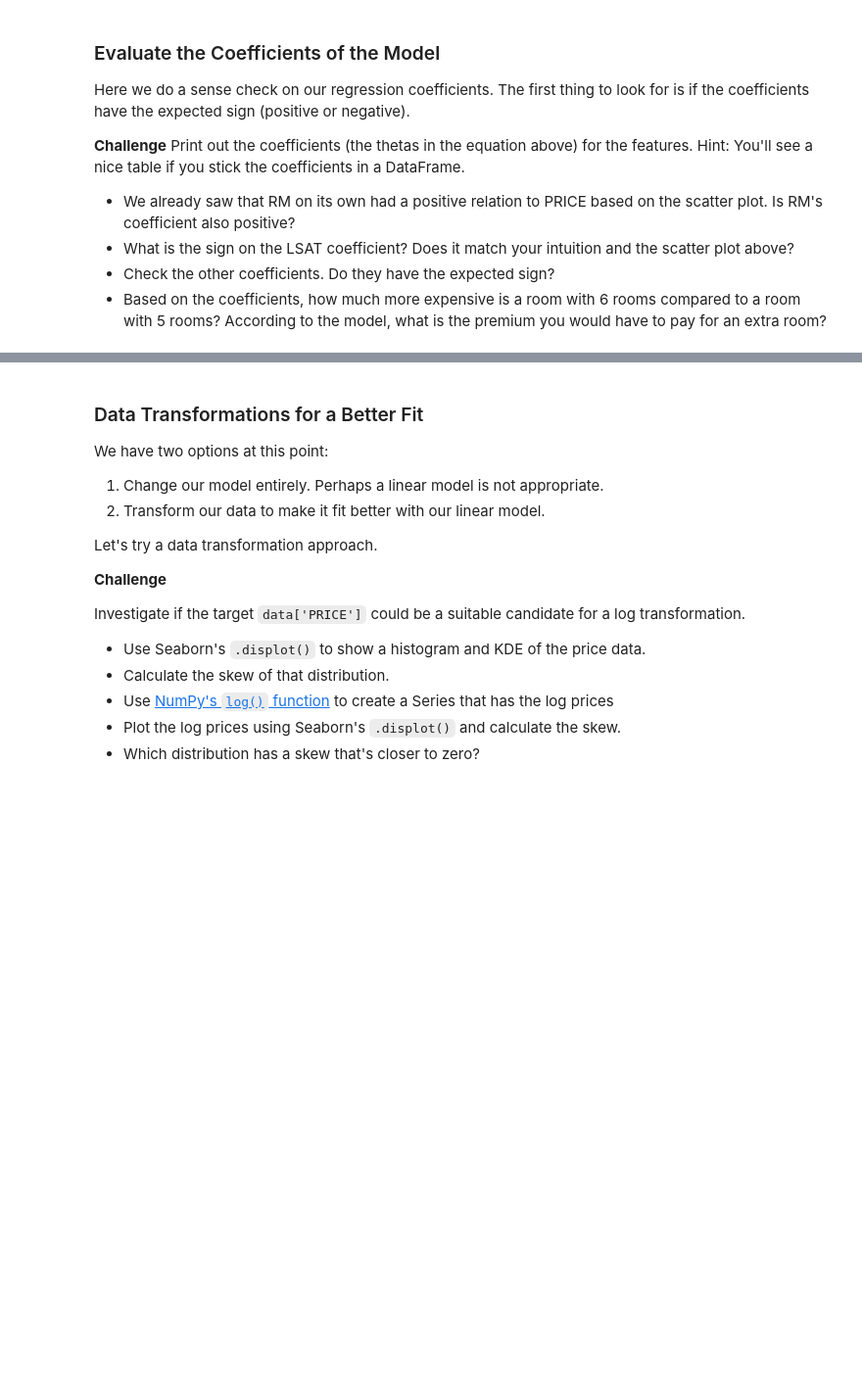
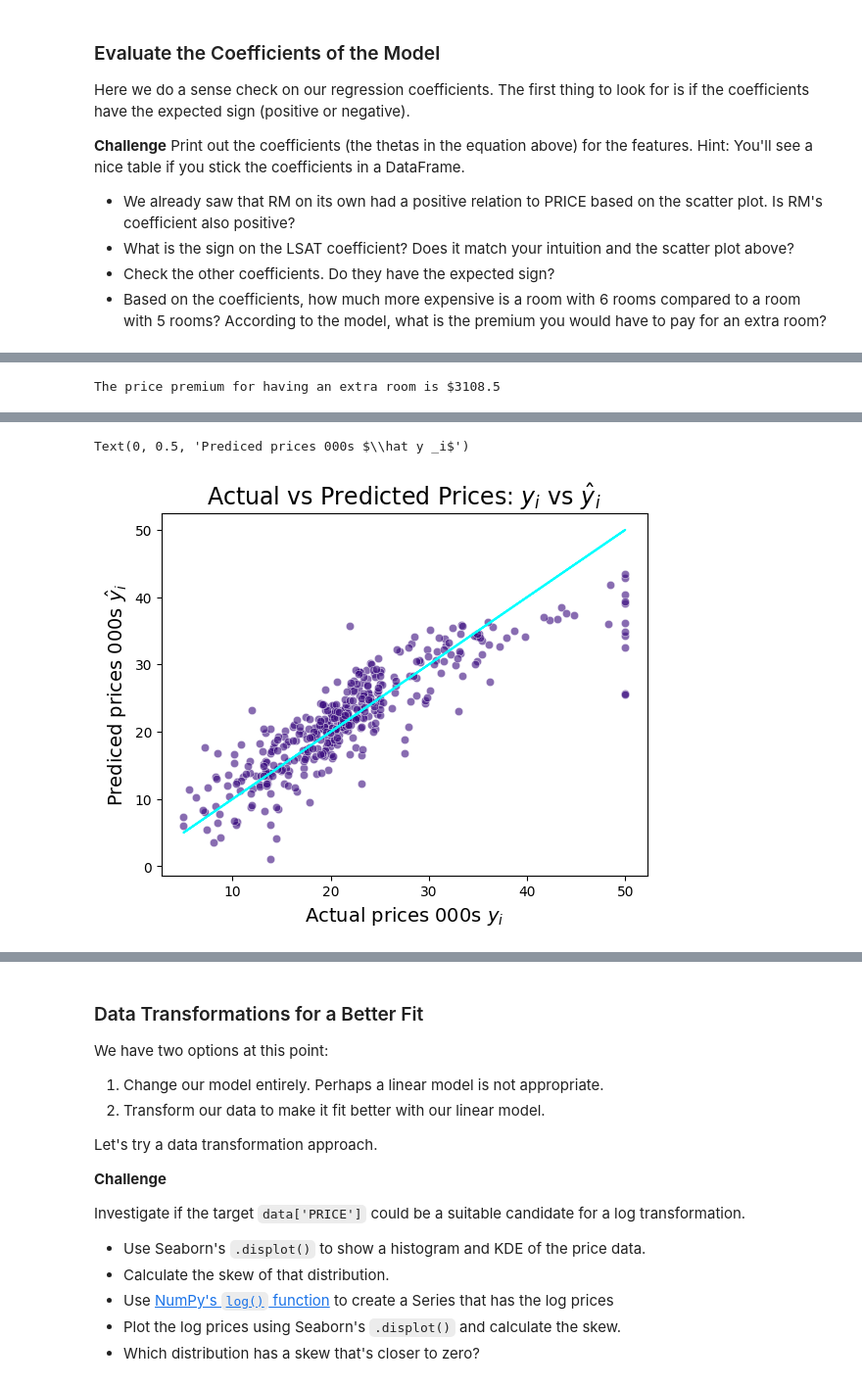
Before and after one commit to AndyRoy04/100DaysOfCode_Python, a Jupyter notebook: Day_81/Multivariable_Regression_and_Valuation_Model_(start).ipynb, the cells around one changed output, grey strips where cells are left out. Shown at 98% size. Saved outputs shown, nothing was run; the diff lists cells and outputs as text; code cells hidden in the pictures; blank space fills up the shorter version.

Commit message:
Analyzing the Estimated Values & Regression Residuals

```diff
--- a/Day_81/Multivariable_Regression_and_Valuation_Model_(start).ipynb
+++ b/Day_81/Multivariable_Regression_and_Valuation_Model_(start).ipynb
@@ -353,0 +355,12 @@ from sklearn.linear_model import LinearRegression
+# %%
+X = data.drop('PRICE', axis=1)
+y = data.PRICE
+X_train, X_test, y_train, y_test = train_test_split(X, y, test_size=0.2, random_state=10)
+
+# % of training set
+train_pct = 100*len(X_train)/len(X)
+print(f'Training data is {train_pct:.3}% of the total data.')
+
+# % of test data set
+test_pct = 100*X_test.shape[0]/X.shape[0]
+print(f'Test data makes up the remaining {test_pct:0.3}%.')
@@ -363,3 +379,9 @@ $$ PR \hat ICE = \theta _0 + \theta _1 RM + \theta _2 NOX + \theta _3 DIS + \the
 **Challenge**
 
 Use sklearn to run the regression on the training dataset. How high is the r-squared for the regression on the training data?
+# %%
+regr = LinearRegression()
+regr.fit(X_train, y_train)
+rsquared = regr.score(X_train, y_train)
+
+print(f'Training data r-squared: {rsquared:.2}')
@@ -377,3 +419,9 @@ Here we do a sense check on our regression coefficients. The first thing to look
+# %%
+# Premium for having an extra room
+premium = regr_coef.loc['RM'].values[0] * 1000  # i.e., ~3.11 * 1000
+print(f'The price premium for having an extra room is ${premium:.5}')
+# %% [output]
+The price premium for having an extra room is $3108.5
 # %% [markdown]
 ### Analyse the Estimated Values & Regression Residuals
 
@@ -396,3 +444,19 @@ The cyan line in the middle shows `y_train` against `y_train`. If the prediction
 The second plot should be the residuals against the predicted prices. Here's what we're looking for:
 
 <img src=https://i.imgur.com/HphsBsj.png height=350>
+# %%
+predicted_values = regr.predict(X_train)
+residuals = (y_train - predicted_values)
+
+sns.scatterplot(x=y_train,
+                y=predicted_values,
+                color="#390B7E",
+                alpha=0.6)
+plt.plot(y_train, y_train, color='cyan')
+
+plt.title(f'Actual vs Predicted Prices: $y _i$ vs $\hat y_i$', fontsize=17)
+plt.xlabel('Actual prices 000s $y _i$', fontsize=14)
+plt.ylabel('Prediced prices 000s $\hat y _i$', fontsize=14)
+# %% [output]
+Text(0, 0.5, 'Prediced prices 000s $\\hat y _i$')
+[figure, added]
```
Also changed, not shown: parts of 5 cells of this notebook.
